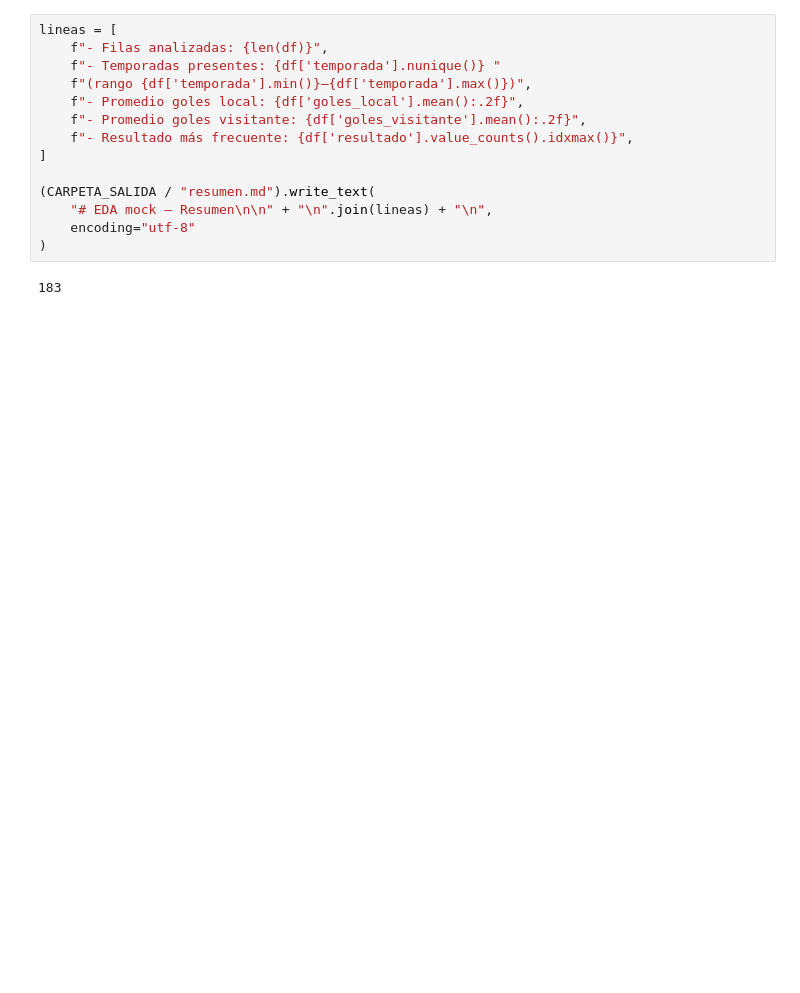
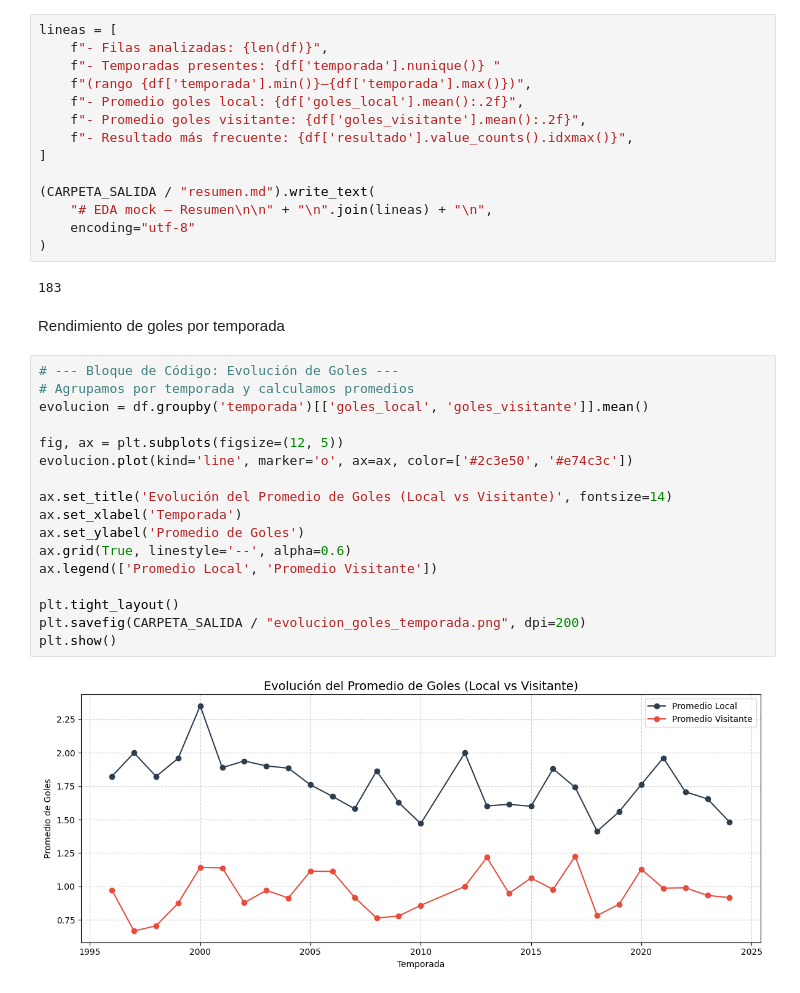
Before and after one commit to lolookw/Libertadores-1996-2024, a Jupyter notebook: notebooks/01_eda_mock.ipynb, the cells around one changed output. Cells and saved outputs as stored; diff of their text form; blank space fills up the shorter version.

```diff
--- a/notebooks/01_eda_mock.ipynb
+++ b/notebooks/01_eda_mock.ipynb
@@ -203,3 +203,24 @@ lineas = [
 )
 # %% [output]
 183
+# %% [markdown]
+Rendimiento de goles por temporada
+# %%
+# --- Bloque de Código: Evolución de Goles ---
+# Agrupamos por temporada y calculamos promedios
+evolucion = df.groupby('temporada')[['goles_local', 'goles_visitante']].mean()
+
+fig, ax = plt.subplots(figsize=(12, 5))
+evolucion.plot(kind='line', marker='o', ax=ax, color=['#2c3e50', '#e74c3c'])
+
+ax.set_title('Evolución del Promedio de Goles (Local vs Visitante)', fontsize=14)
+ax.set_xlabel('Temporada')
+ax.set_ylabel('Promedio de Goles')
+ax.grid(True, linestyle='--', alpha=0.6)
+ax.legend(['Promedio Local', 'Promedio Visitante'])
+
+plt.tight_layout()
+plt.savefig(CARPETA_SALIDA / "evolucion_goles_temporada.png", dpi=200)
+plt.show()
+# %% [output]
+[figure, added]
```
Also changed, not shown: parts of 9 cells of this notebook, 8 other files.
